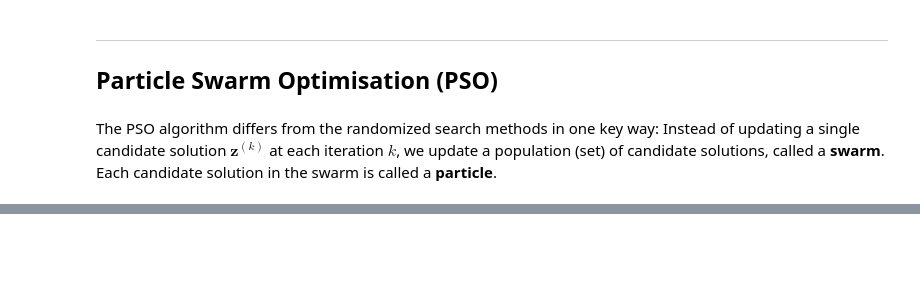
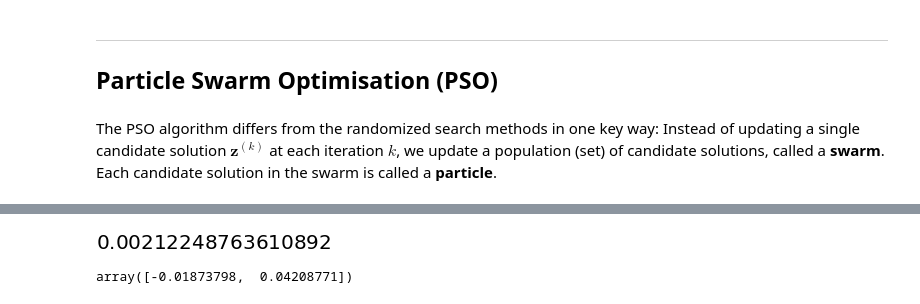
Before and after one commit to sheikhomar/opan, a Jupyter notebook: lec11.ipynb, the cells around one changed output, grey strips where cells are left out. Drawn from its saved outputs; the diff is of its cells as text; code cells hidden in the pictures; blank space fills up the shorter version.

Commit message:
Completed Particle Swarm Optimisation.

```diff
--- a/lec11.ipynb
+++ b/lec11.ipynb
@@ -8,7 +8,6 @@ import utils as utils
 from fractions import Fraction
 
 from func import Func
-from globalsearch import NaiveRandomSearch, create_animation
 from IPython.display import display, HTML
 
 # Inline plotting
@@ -17,6 +16,8 @@ from IPython.display import display, HTML
 # Make sympy print pretty math expressions
 sy.init_printing()
 
+plt.rc('animation', html='jshtml')
+
 utils.load_custom_styles()
 # %% [output]
 [interactive output not drawn]
@@ -311,0 +329,3 @@ class Particle:
+# %%
+x1, x2 = sy.symbols('x1, x2')
+f1 = Func(x1**2 + x2**2, (x1, x2))
@@ -311,0 +335,11 @@ class Particle:
+# %%
+pso = PSO(f1, feasible_set=[(-3, 3), (-3, 3)], num_particles=5)
+result = pso.run(w=0.8, c1=2, c2=0.1, max_iterations=20)
+# %%
+result['best_fitness']
+# %% [output]
+[figure, added]
+# %%
+result['best_point']
+# %% [output]
+array([-0.01873798,  0.04208771])
```
Also changed, not shown: parts of 20 cells of this notebook, 8 other files.
